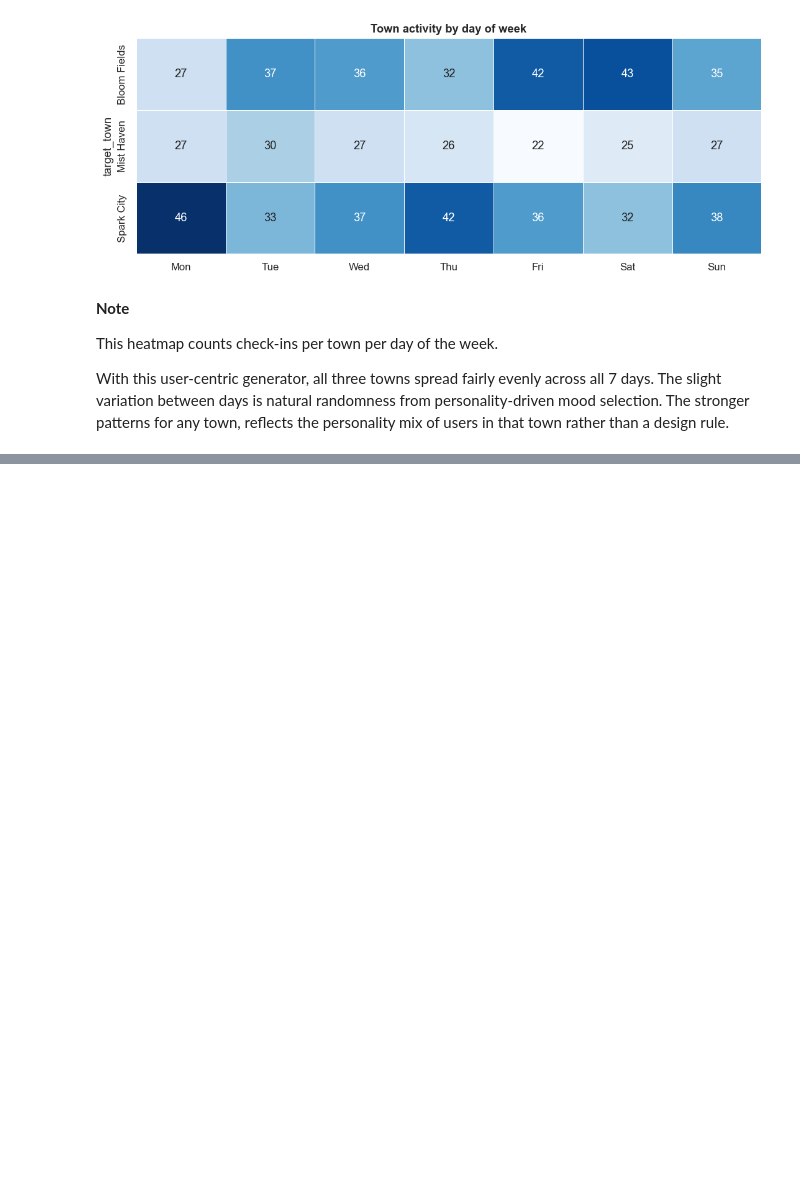
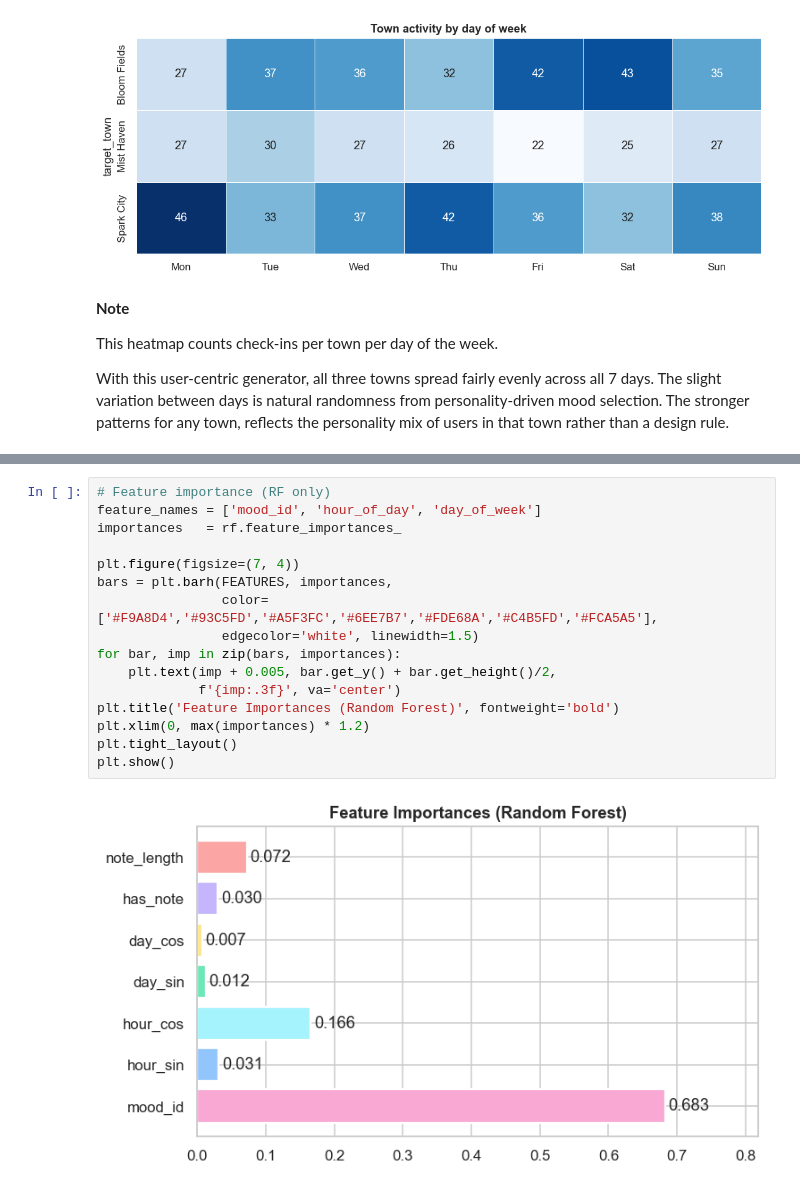
Before and after one commit to Dima-Bulavenko/mood_swings, a Jupyter notebook: notebooks/MoodSwings.ipynb, the cells around one changed output, grey strips where cells are left out. Saved outputs shown, nothing was run; the diff lists cells and outputs as text; blank space fills up the shorter version.

```diff
--- a/notebooks/MoodSwings.ipynb
+++ b/notebooks/MoodSwings.ipynb
@@ -336,0 +466,18 @@ With this user-centric generator, all three towns spread fairly evenly across al
+# %%
+# Feature importance (RF only)
+feature_names = ['mood_id', 'hour_of_day', 'day_of_week']
+importances   = rf.feature_importances_
+
+plt.figure(figsize=(7, 4))
+bars = plt.barh(FEATURES, importances,
+                color=['#F9A8D4','#93C5FD','#A5F3FC','#6EE7B7','#FDE68A','#C4B5FD','#FCA5A5'],
+                edgecolor='white', linewidth=1.5)
+for bar, imp in zip(bars, importances):
+    plt.text(imp + 0.005, bar.get_y() + bar.get_height()/2,
+             f'{imp:.3f}', va='center')
+plt.title('Feature Importances (Random Forest)', fontweight='bold')
+plt.xlim(0, max(importances) * 1.2)
+plt.tight_layout()
+plt.show()
+# %% [output]
+[figure, added]
```
Also changed, not shown: parts of 10 cells of this notebook.
